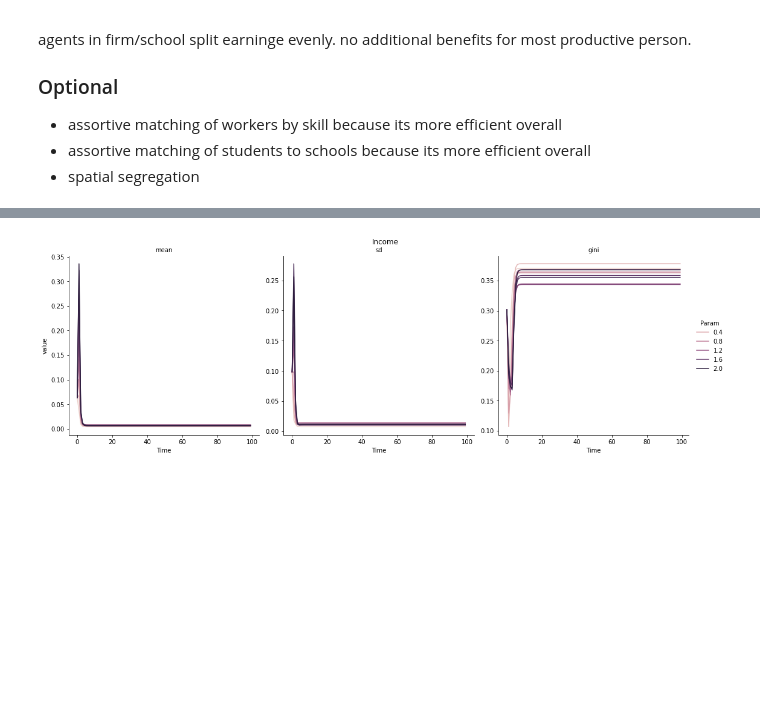
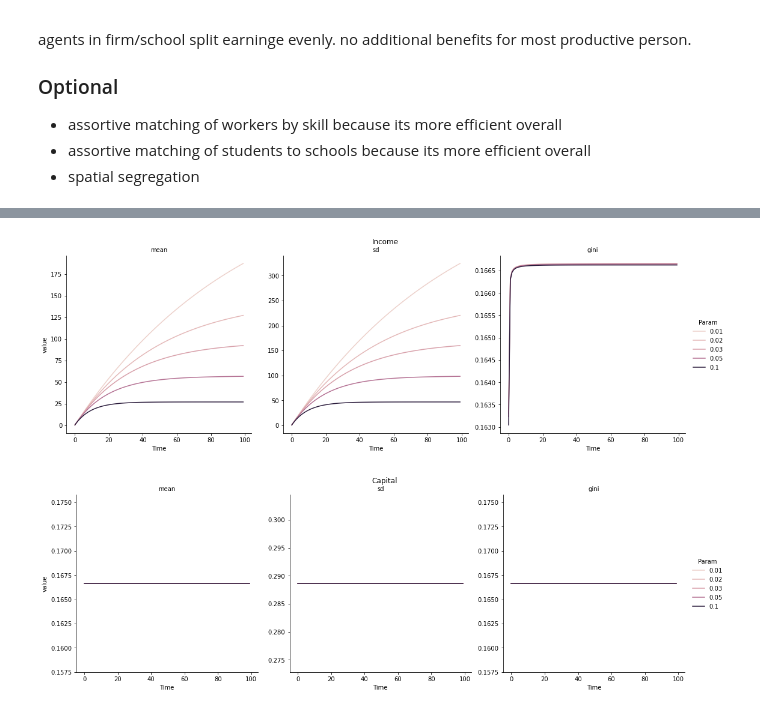
Before and after one commit to eric-mc2/MobilitySim, a Jupyter notebook: Inter-Generational Mobility.ipynb, the cells around one changed output, grey strips where cells are left out. Drawn from its saved outputs; the diff is of its cells as text; code cells hidden in the pictures; blank space fills up the shorter version.

```diff
--- a/Inter-Generational Mobility.ipynb
+++ b/Inter-Generational Mobility.ipynb
@@ -78,13 +109,15 @@ res.human_capital.plot()
 # %%
+## Changing Tax Rate Changes Rate to Reach Asymptote
 sim = Sim()
-sim.set('PARENTAL_INVESTMENT_COEF', .2)
-sim.set('SKILL_FROM_NEIGHBOR_INCOME', 1.5)
-sim.set('SKILL_FROM_PARENT_INCOME', 0)
-sim.set('CAPITAL_EFFICIENCY', 10)
-sim.set('INCOME_NOISE_ADDITIVE', 0)
-sim.set('INCOME_NOISE_AUTOREG', 0)
-sim.set('TAX_RATE', .8)
-res = sim.run_sweep('CAPITAL_EFFICIENCY', np.linspace(.1,2,10), ntrials=10)
+
+sim.set('INCOME_GROWTH', 9)
+sim.set('PARENTAL_INVESTMENT_COEF', 1)
+sim.set('SKILL_FROM_INCOME', 0)
+sim.set('CAPITAL_EFFICIENCY', 0)
+
+res = sim.run_sweep('TAX_RATE', [.01,.02,.03,.05,.1], ntrials=1)
 res.income.plot()
+res.human_capital.plot()
 # %% [output]
-[figure, old version]
+[figure, new version]
+[figure, added]
```
Also changed, not shown: parts of 8 cells of this notebook, 2 other files.
